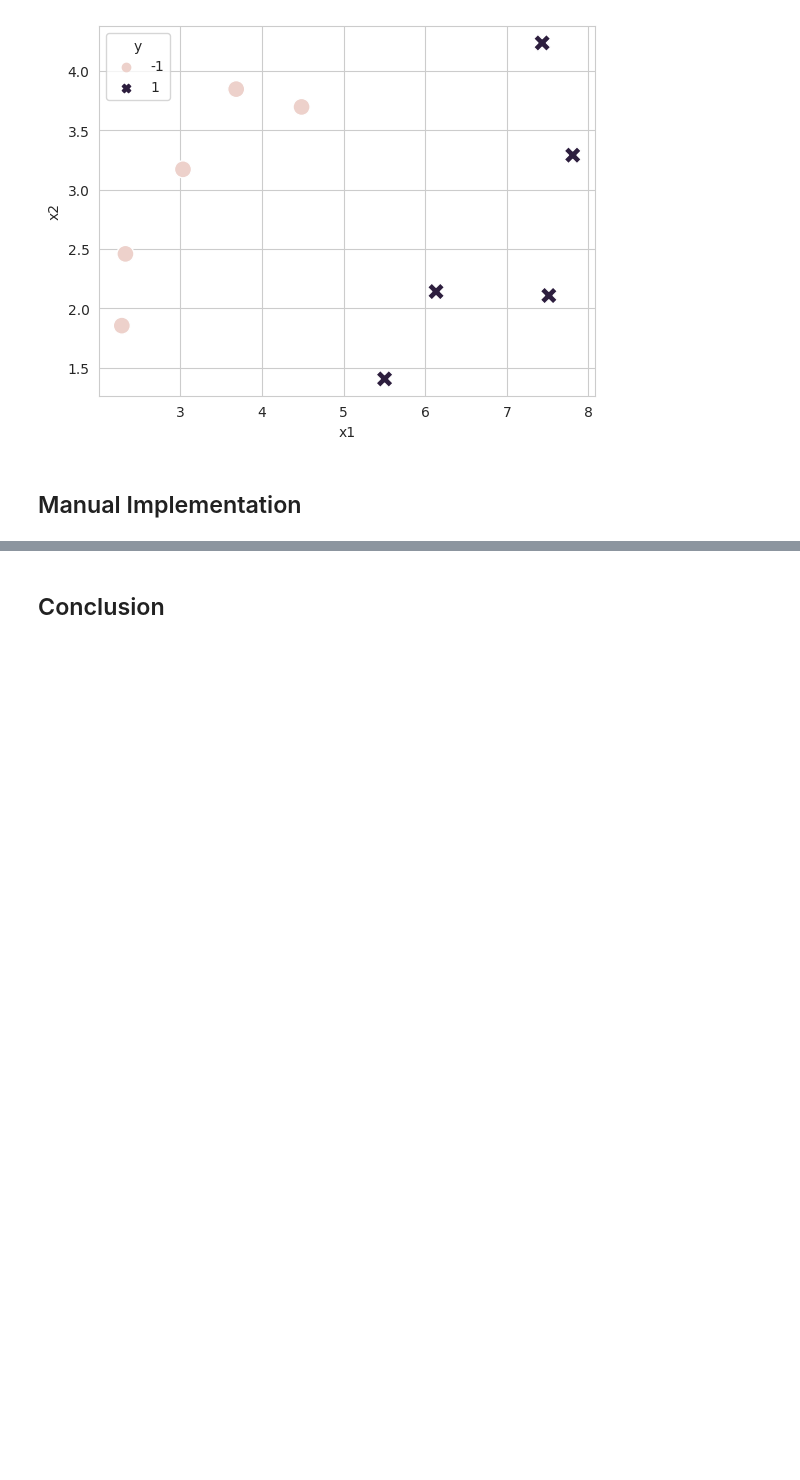
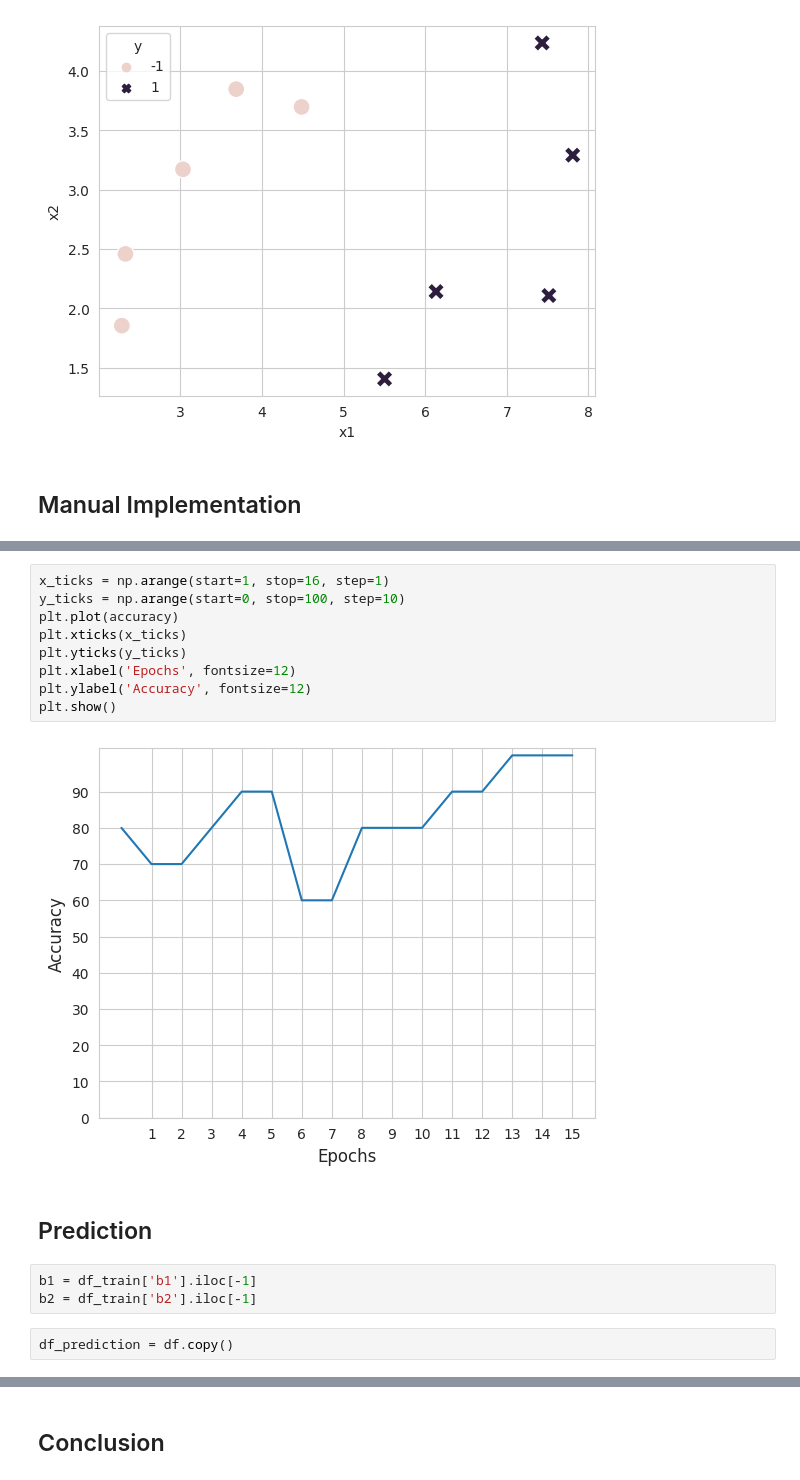
Before and after one commit to muscak/Master-Machine-Learning-Algorithms, a Jupyter notebook: Nonlinear-Algorithms/Support-Vector-Machines/SVM.ipynb, the cells around one changed output, grey strips where cells are left out. Saved outputs shown, nothing was run; the diff lists cells and outputs as text; blank space fills up the shorter version.

```diff
--- a/Nonlinear-Algorithms/Support-Vector-Machines/SVM.ipynb
+++ b/Nonlinear-Algorithms/Support-Vector-Machines/SVM.ipynb
@@ -86,0 +96,18 @@ df_train
+# %%
+x_ticks = np.arange(start=1, stop=16, step=1)
+y_ticks = np.arange(start=0, stop=100, step=10)
+plt.plot(accuracy)
+plt.xticks(x_ticks)
+plt.yticks(y_ticks)
+plt.xlabel('Epochs', fontsize=12)
+plt.ylabel('Accuracy', fontsize=12)
+plt.show()
+# %% [output]
+[figure, added]
+# %% [markdown]
+## Prediction
+# %%
+b1 = df_train['b1'].iloc[-1]
+b2 = df_train['b2'].iloc[-1]
+# %%
+df_prediction = df.copy()
```
Also changed, not shown: parts of 7 cells of this notebook.
